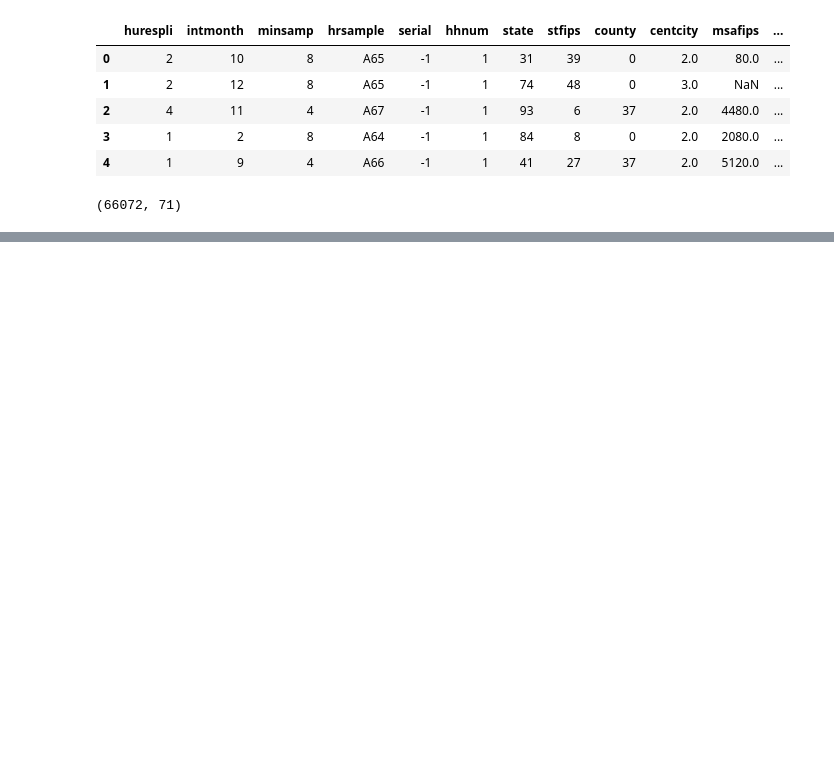
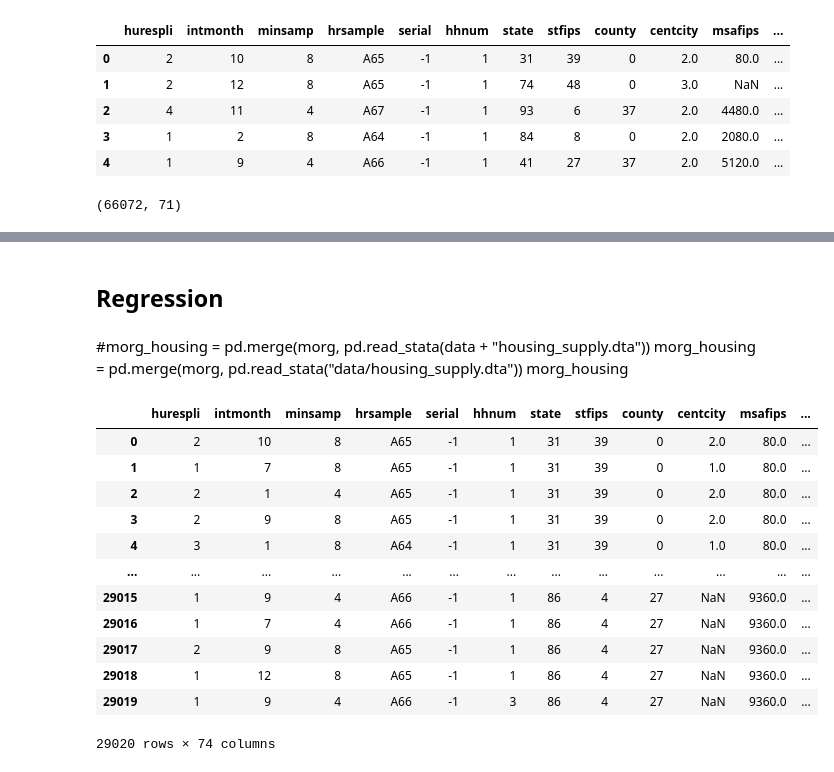
Before and after one commit to shyla-marie/Econ-DataAnalysis, a Jupyter notebook: housingwages.ipynb, the cells around one changed output, grey strips where cells are left out. Drawn from its saved outputs; the diff is of its cells as text; code cells hidden in the pictures; blank space fills up the shorter version.

Commit message:
Data cleaning, EDA, and OLS

```diff
--- a/housingwages.ipynb
+++ b/housingwages.ipynb
@@ -21,7 +21,7 @@ from sklearn.metrics import accuracy_score, confusion_matrix, classification_rep
 pd.set_option('display.max_columns', None)
 # %%
 # Set path to data
-data = "~/Desktop/Data/"
+data = "~/wd/GitHub/housingwages/"
 # %%
 # Import dataset from csv file
 morg = pd.read_csv(data + "morg96_sample.csv")
@@ -50,3 +50,15 @@ morg.describe()
 | 50% | 1.000000 | 7.000000 | 4.000000 | 1.000000 | 54.000000 | 29.000000 | 0.000000 | 2.000000 | 4480.000000 | 49.000000 | ... |
 | 75% | 2.000000 | 10.000000 | 8.000000 | 1.000000 | 74.000000 | 40.000000 | 31.000000 | 3.000000 | 6280.000000 | 70.000000 | ... |
 | max | 16.000000 | 12.000000 | 8.000000 | 4.000000 | 95.000000 | 56.000000 | 810.000000 | 3.000000 | 9360.000000 | 97.000000 | ... |
+# %%
+# Complex Conditional Filtering with Boolean Operators
+# age >= 25 & age <= 55
+# hourslw >= 35
+# class94 != 6 | 7
+
+# Defining the conditions
+cond = ((morg['age']>=25)&(morg['age']<=55)&(morg['hourslw']>=35)&(morg['class94']!=6)&(morg['class94']!=7))
+morg = morg.loc[cond] # Filtering the dataframe
+morg = morg.reset_index() # Resetting the index
+morg = morg.drop(columns=['index']) # Dropping the old index
+morg.head()
@@ -52,0 +76,10 @@ morg.describe()
+# %%
+# grade92 : highest grade completed by individual
+# Creating a dictionary to map the values for the estimates of workers' years of schooling completed
+grade2eduyear = {
+    31: 0,  32: 2.5, 33: 5.5, 34: 7.5, 35: 9,  36: 10, 37: 11, 38: 12,
+    39: 12, 40: 13,  41: 14,  42: 14,  43: 16, 44: 18, 45: 20, 46: 22
+}
+# grade92 -> eduyear
+morg['eduyear'] = morg['grade92'].map(grade2eduyear)
+morg.head()
@@ -52,0 +100,8 @@ morg.describe()
+# %%
+# Creating a new column for the different employment types
+workertype_dict = {1: 'federal', 2: 'state', 3: 'local', 4: 'private', 5: 'private'}
+morg["workertype"] = morg.class94.map(workertype_dict)
+morg = morg[morg["workertype"].isin(['federal', 'state', 'local', 'private'])]
+morg = morg.dropna(subset=["workertype"]) # drop rows if workertype is NaN
+morg["workertype"] = morg["workertype"].astype(str) # convert workertype to str
+morg.head()
@@ -52,0 +190,24 @@ morg.describe()
+# %% [markdown]
+## Regression
+# %% [markdown]
+#morg_housing = pd.merge(morg, pd.read_stata(data + "housing_supply.dta"))
+morg_housing = pd.merge(morg, pd.read_stata("data/housing_supply.dta"))
+morg_housing
+# %%
+morg_housing = pd.merge(morg, pd.read_stata(data + "housing_supply.dta"))
+# morg_housing = pd.merge(morg, pd.read_stata("data/housing_supply.dta"))
+morg_housing
+# %% [output]
+|  | hurespli | intmonth | minsamp | hrsample | serial | hhnum | state | stfips | county | centcity | msafips | ... |
+| 0 | 2 | 10 | 8 | A65 | -1 | 1 | 31 | 39 | 0 | 2.0 | 80.0 | ... |
+| 1 | 1 | 7 | 8 | A65 | -1 | 1 | 31 | 39 | 0 | 1.0 | 80.0 | ... |
+| 2 | 2 | 1 | 4 | A65 | -1 | 1 | 31 | 39 | 0 | 2.0 | 80.0 | ... |
+| 3 | 2 | 9 | 8 | A65 | -1 | 1 | 31 | 39 | 0 | 2.0 | 80.0 | ... |
+| 4 | 3 | 1 | 8 | A64 | -1 | 1 | 31 | 39 | 0 | 1.0 | 80.0 | ... |
+| ... | ... | ... | ... | ... | ... | ... | ... | ... | ... | ... | ... | ... |
+| 29015 | 1 | 9 | 4 | A66 | -1 | 1 | 86 | 4 | 27 | NaN | 9360.0 | ... |
+| 29016 | 1 | 7 | 4 | A66 | -1 | 1 | 86 | 4 | 27 | NaN | 9360.0 | ... |
+| 29017 | 2 | 9 | 8 | A65 | -1 | 1 | 86 | 4 | 27 | NaN | 9360.0 | ... |
+| 29018 | 1 | 12 | 8 | A65 | -1 | 1 | 86 | 4 | 27 | NaN | 9360.0 | ... |
+| 29019 | 1 | 9 | 4 | A66 | -1 | 3 | 86 | 4 | 27 | NaN | 9360.0 | ... |
+29020 rows × 74 columns
```
Also changed, not shown: parts of 17 cells of this notebook.
